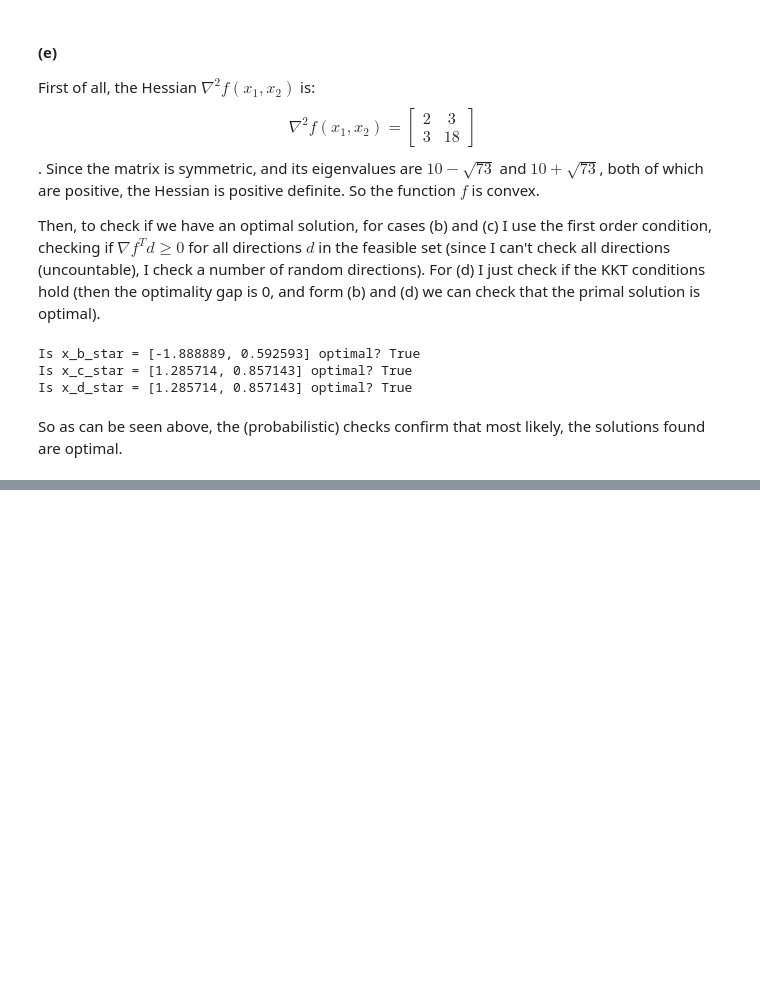
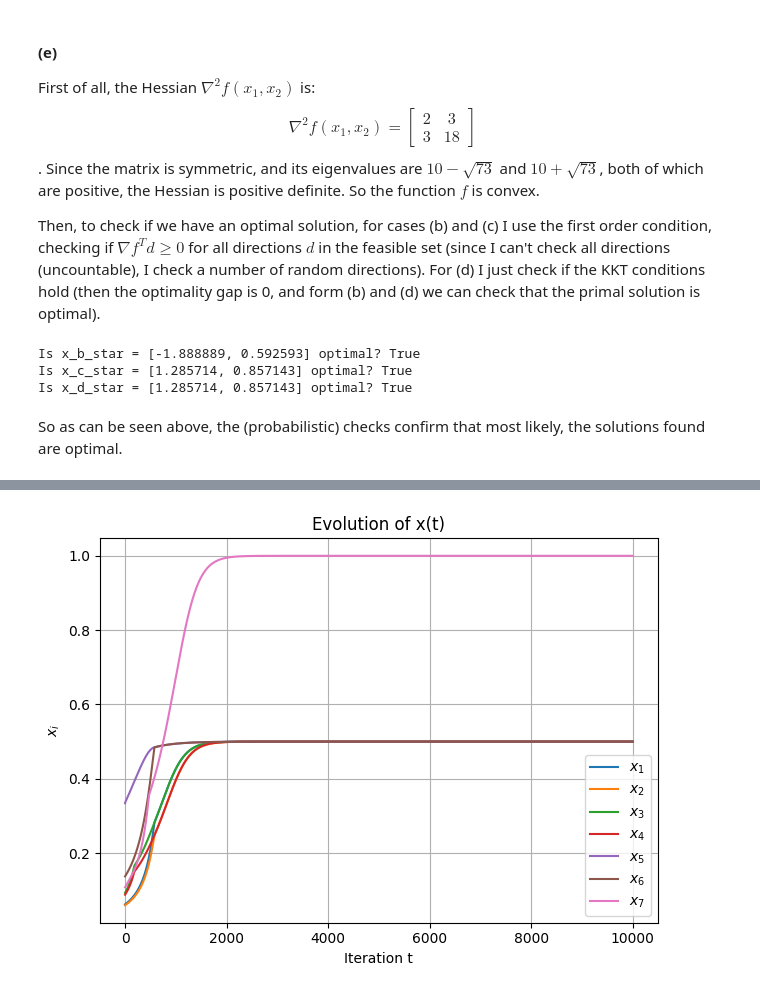
Before and after one commit to Adampi210/Purdue-ECE-64700-Spring-2025-Programs, a Jupyter notebook: projects/project01/project_01_sol.ipynb, the cells around one changed output, grey strips where cells are left out. Cells and saved outputs as stored; diff of their text form; code cells hidden in the pictures; blank space fills up the shorter version.

Commit message:
finished project 1

```diff
--- a/projects/project01/project_01_sol.ipynb
+++ b/projects/project01/project_01_sol.ipynb
@@ -586,0 +642,98 @@ Next, for the dual problem, let $\lambda = [\lambda_j]$ be the Lagrange multipli
+# %%
+import numpy as np
+import matplotlib.pyplot as plt
+
+# Parameters
+lambda_ = np.random.uniform(0, 10, 12)
+lr = 0.01
+n_iter = 10000
+
+# Constants
+A = np.zeros((12, 7))
+A[2, 0] = 1  # A_{3,1} = 1
+A[8, 0] = 1  # A_{9,1} = 1
+A[3, 1] = 1  # A_{4,2} = 1
+A[8, 1] = 1  # A_{9,2} = 1
+A[2, 2] = 1  # A_{3,3} = 1
+A[9, 2] = 1  # A_{10,3} = 1
+A[3, 3] = 1  # A_{4,4} = 1
+A[9, 3] = 1  # A_{10,4} = 1
+A[4, 4] = 1  # A_{5,5} = 1
+A[7, 4] = 1  # A_{8,5} = 1
+A[4, 5] = 1  # A_{5,6} = 1
+A[8, 5] = 1  # A_{9,6} = 1
+A[0, 6] = 1  # A_{1,7} = 1
+A[5, 6] = 1  # A_{6,7} = 1
+A[10, 6] = 1  # A_{11,7} = 1
+
+w = np.array([1, 1, 1, 1, 2, 2, 2])
+c = np.array([1, 1, 1, 1, 1, 1, 2, 2, 2, 2, 2, 2])
+
+# Helper function with epsilon to avoid division by zero
+def _sum_lambda_A(lambda_, i):
+    return np.sum(lambda_ * A[:, i]) + 1e-10
+
+# Corrected gradient of g
+def grad_g(lambda_):
+    grad_g = np.zeros(12)
+    for l in range(12):
+        grad_g[l] = np.sum([w[i] * A[l, i] / _sum_lambda_A(lambda_, i) for i in range(7)]) - c[l]
+    return grad_g
+
+# Calculate x
+def calc_x(lambda_):
+    x = np.array([w[i] / _sum_lambda_A(lambda_, i) for i in range(7)])
+    return x
+
+# Project onto non-negative orthant
+def project_lambda(lambda_):
+    return np.clip(lambda_, 0, None)
+
+# Projected gradient ascent
+def projected_dual_gradient_descent(lambda_0, lr, n_iter):
+    lambda_t = np.array(lambda_0, dtype=float)
+    x_history = []
+    lambda_history = [lambda_0.copy()]
+
+    for _ in range(n_iter):
+        x = calc_x(lambda_t)
+        x_history.append(x.copy())
+        grad = grad_g(lambda_t)
+        lambda_t = lambda_t + lr * grad  # Ascent for maximization
+        lambda_t = project_lambda(lambda_t)
+        lambda_history.append(lambda_t.copy())
+    x_history.append(calc_x(lambda_t))
+    return np.array(lambda_history), np.array(x_history)
+
+# Run the algorithm
+lambda_history, x_history = projected_dual_gradient_descent(lambda_, lr, n_iter)
+print(f"Final x: {x_history[-1]}")
+print(f"Final lambda: {lambda_history[-1]}")
+print("Constraint Ax <= c:", np.all(A @ x_history[-1] <= c + 1e-6))
+
+# Plot x evolution
+T = np.arange(n_iter + 1)
+for i in range(7):
+    plt.plot(T, x_history[:, i], label=f"$x_{{{i+1}}}$")
+plt.xlabel("Iteration t")
+plt.ylabel("$x_i$")
+plt.legend()
+plt.grid(True)
+plt.title("Evolution of x(t)")
+plt.tight_layout()
+plt.show()
+plt.close()
+
+# Plot lambda evolution
+T = np.arange(n_iter + 1)
+for i in range(12):
+    plt.plot(T, lambda_history[:, i], label=f"$\\lambda_{{{i+1}}}$")
+plt.xlabel("Iteration t")
+plt.ylabel("$\\lambda_i$")
+plt.legend()
+plt.grid(True)
+plt.title("Evolution of $\\lambda(t)$")
+plt.tight_layout()
+plt.show()
+plt.close()
+# %% [output]
@@ -586,0 +743 @@ Next, for the dual problem, let $\lambda = [\lambda_j]$ be the Lagrange multipli
+[figure, added]
```
Also changed, not shown: parts of 10 cells of this notebook.
